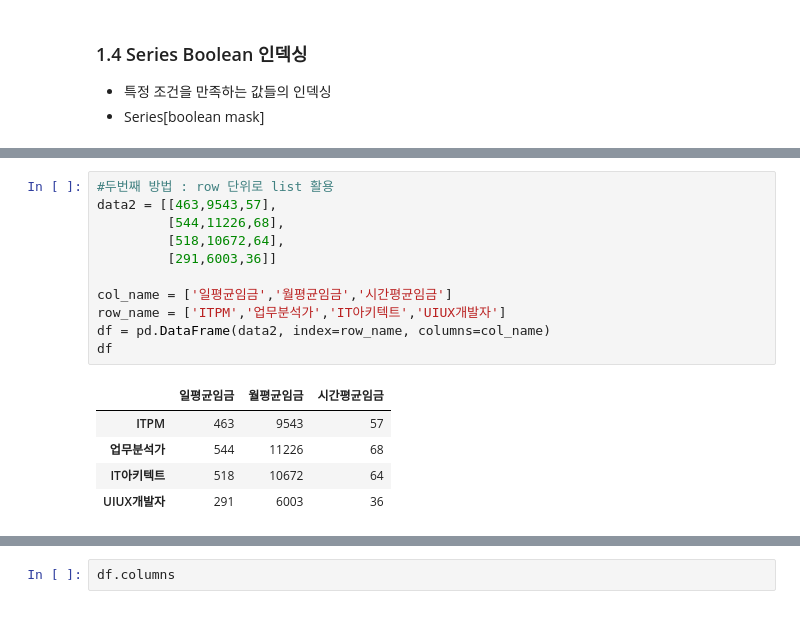
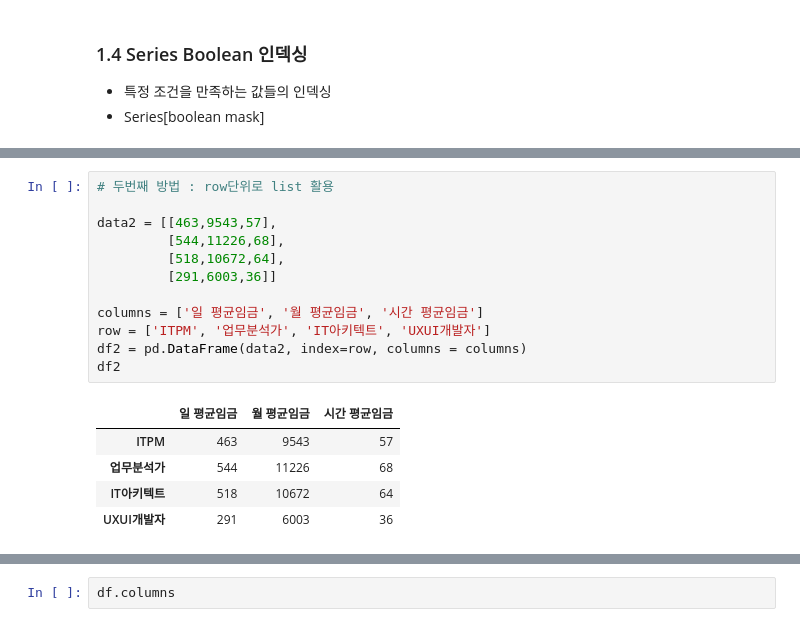
Before and after one commit to parvenuHJ/Python, a Jupyter notebook: Practice/Python Library/2. Pandas Library.ipynb, the cells around one changed output, grey strips where cells are left out. Drawn from its saved outputs; the diff is of its cells as text.

```diff
--- a/Practice/Python Library/2. Pandas Library.ipynb
+++ b/Practice/Python Library/2. Pandas Library.ipynb
@@ -370,17 +354,18 @@ df
 # %%
-#두번째 방법 : row 단위로 list 활용
+# 두번째 방법 : row단위로 list 활용
+
 data2 = [[463,9543,57],
          [544,11226,68],
          [518,10672,64],
          [291,6003,36]]
 
-col_name = ['일평균임금','월평균임금','시간평균임금']
-row_name = ['ITPM','업무분석가','IT아키텍트','UIUX개발자']
-df = pd.DataFrame(data2, index=row_name, columns=col_name)
-df
+columns = ['일 평균임금', '월 평균임금', '시간 평균임금']
+row = ['ITPM', '업무분석가', 'IT아키텍트', 'UXUI개발자']
+df2 = pd.DataFrame(data2, index=row, columns = columns)
+df2
 # %% [output]
-|  | 일평균임금 | 월평균임금 | 시간평균임금 |
+|  | 일 평균임금 | 월 평균임금 | 시간 평균임금 |
 | ITPM | 463 | 9543 | 57 |
 | 업무분석가 | 544 | 11226 | 68 |
 | IT아키텍트 | 518 | 10672 | 64 |
-| UIUX개발자 | 291 | 6003 | 36 |
+| UXUI개발자 | 291 | 6003 | 36 |
```
Also changed, not shown: parts of 115 cells of this notebook, 3 other files.
